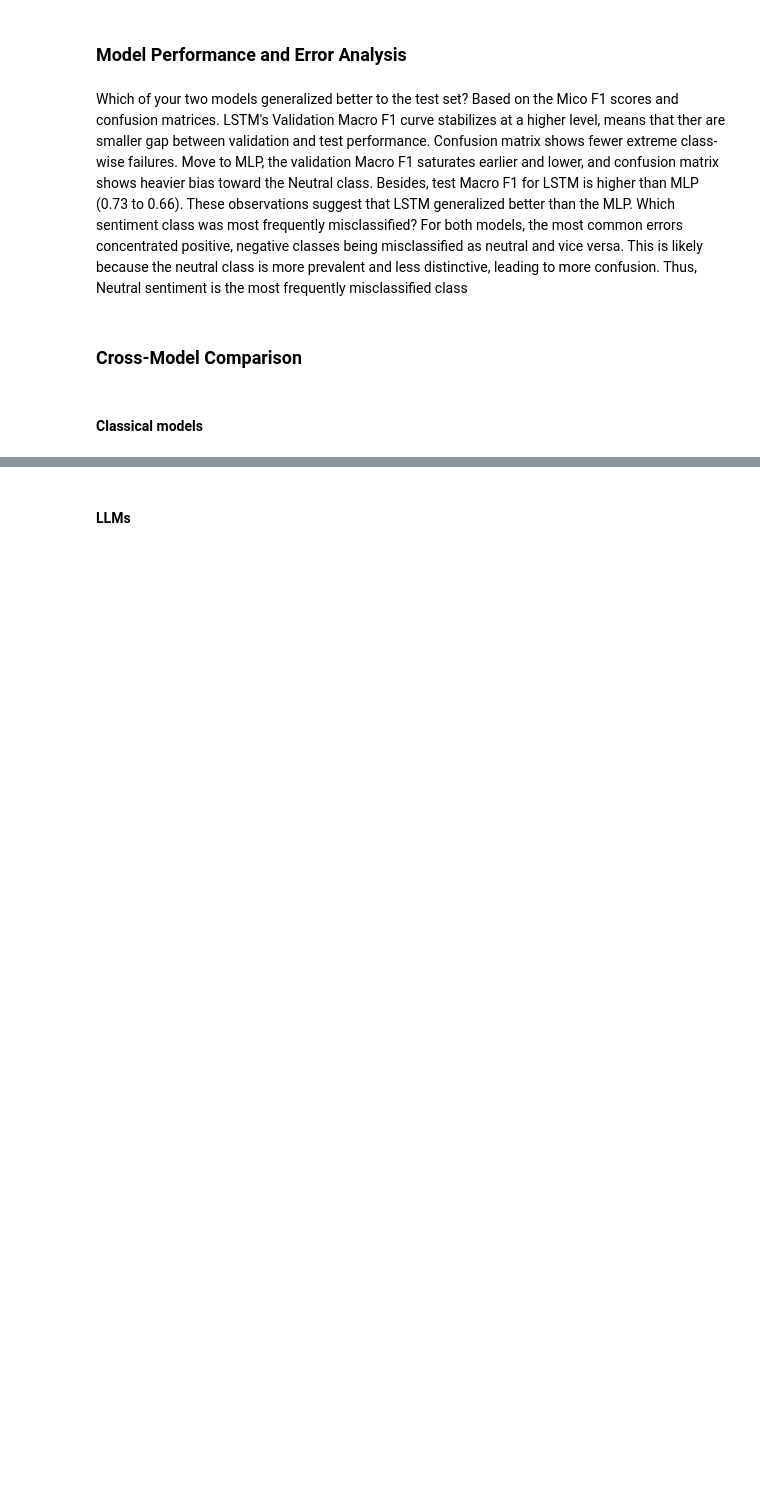
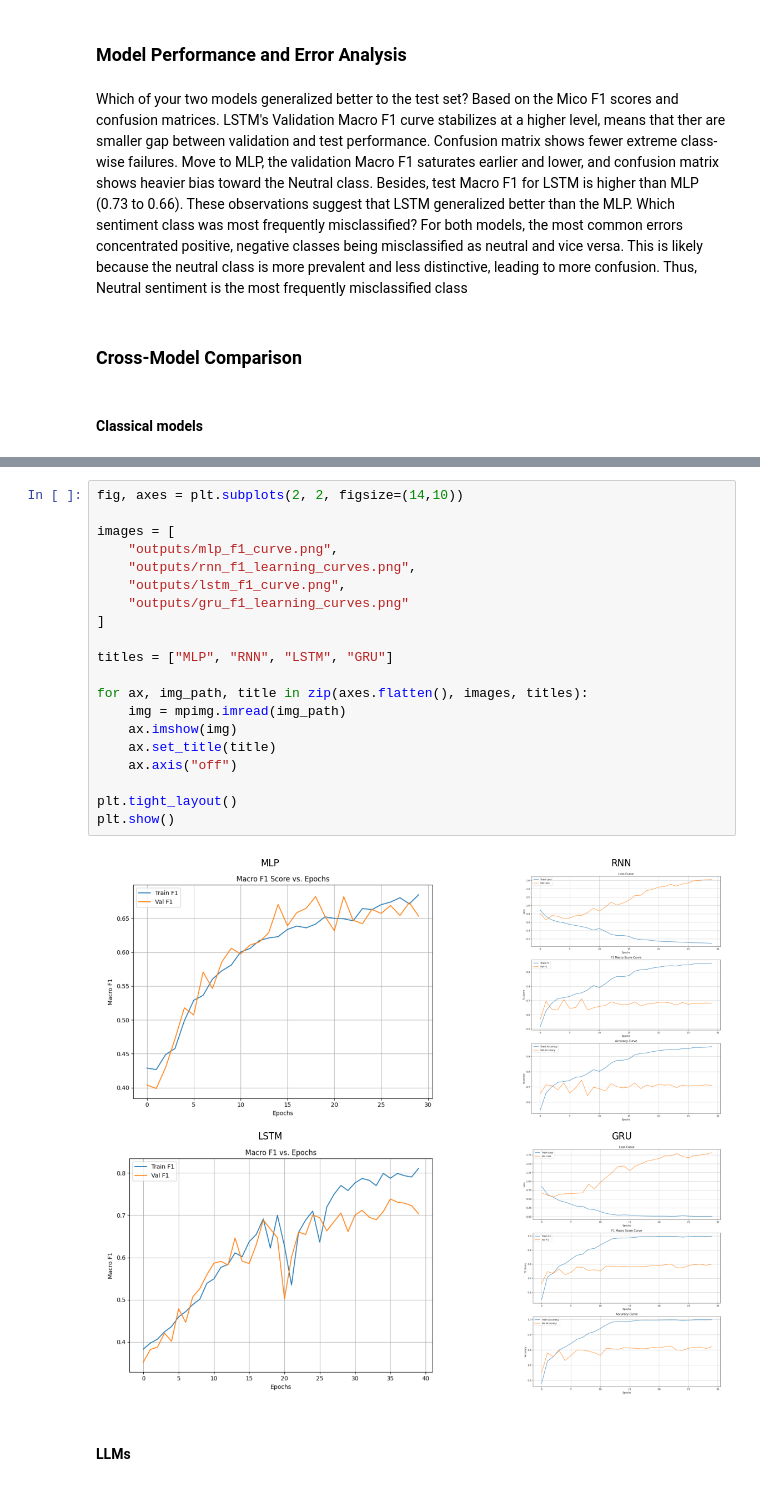
Before and after one commit to TianhaoZhao-9/stat359, a Jupyter notebook: student/Assignment_3/open_questions.ipynb, the cells around one changed output, grey strips where cells are left out. Saved outputs shown, nothing was run; the diff lists cells and outputs as text; blank space fills up the shorter version.

```diff
--- a/student/Assignment_3/open_questions.ipynb
+++ b/student/Assignment_3/open_questions.ipynb
@@ -74,2 +86,24 @@ display(Image(filename="outputs/gru_f1_learning_curves.png"))
+# %%
+fig, axes = plt.subplots(2, 2, figsize=(14,10))
+
+images = [
+    "outputs/mlp_f1_curve.png",
+    "outputs/rnn_f1_learning_curves.png",
+    "outputs/lstm_f1_curve.png",
+    "outputs/gru_f1_learning_curves.png"
+]
+
+titles = ["MLP", "RNN", "LSTM", "GRU"]
+
+for ax, img_path, title in zip(axes.flatten(), images, titles):
+    img = mpimg.imread(img_path)
+    ax.imshow(img)
+    ax.set_title(title)
+    ax.axis("off")
+
+plt.tight_layout()
+plt.show()
+# %% [output]
+[figure, added]
 # %% [markdown]
 #### LLMs
```
Also changed, not shown: parts of 10 cells of this notebook, 1 other file.
